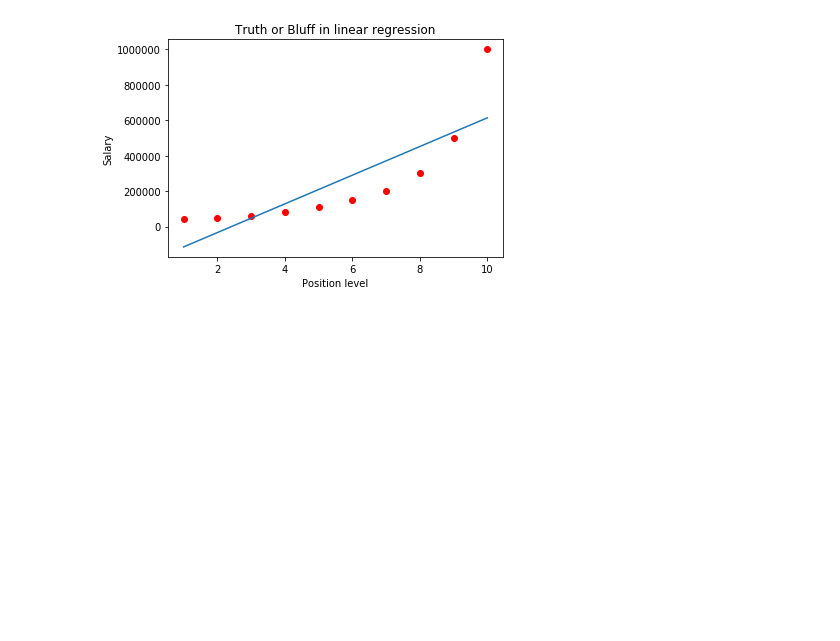
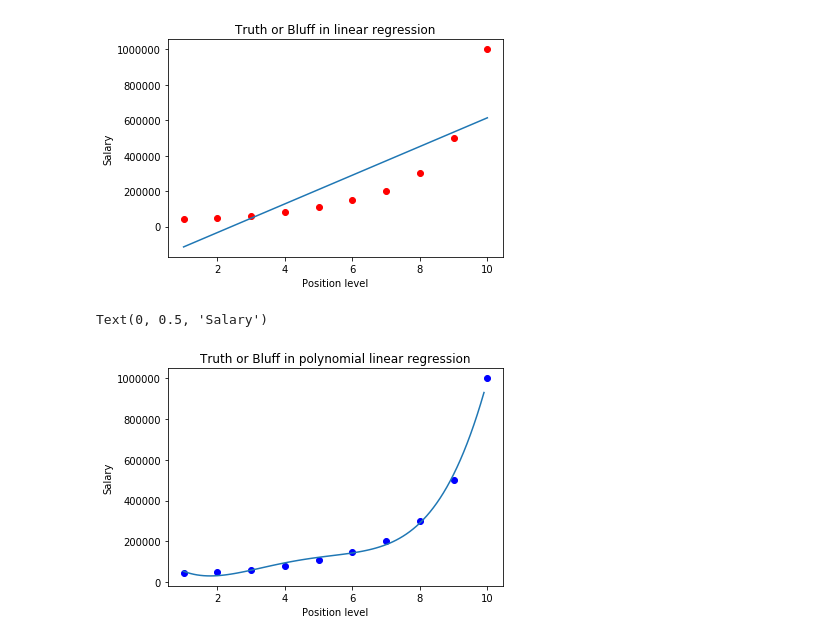
Before and after one commit to ElijahCoding/DataScience, a Jupyter notebook: DataScience/PolynomialRegression/PolynomialRegression.ipynb, the cells around one changed output. Cells and saved outputs as stored; diff of their text form; code cells hidden in the pictures; blank space fills up the shorter version.

```diff
--- a/DataScience/PolynomialRegression/PolynomialRegression.ipynb
+++ b/DataScience/PolynomialRegression/PolynomialRegression.ipynb
@@ -34,7 +34,7 @@ LinearRegression(copy_X=True, fit_intercept=True, n_jobs=None, normalize=False)
 # %%
 # Polynomial Regression
 from sklearn.preprocessing import PolynomialFeatures
-poly_reg = PolynomialFeatures(degree=2)
+poly_reg = PolynomialFeatures(degree=4)
 X_poly = poly_reg.fit_transform(X)
 
 X_poly
@@ -67,3 +64,16 @@ plt.ylabel('Salary')
 # %% [output]
 Text(0, 0.5, 'Salary')
 [figure]
+# %%
+X_grid = np.arange(min(X), max(X), 0.1)
+X_grid = X_grid.reshape((len(X_grid), 1))
+# %%
+# Visualising Polynomial Linear Regression
+plt.scatter(X, y, color='blue')
+plt.plot(X_grid, lin_reg_2.predict(poly_reg.fit_transform(X_grid)))
+plt.title('Truth or Bluff in polynomial linear regression')
+plt.xlabel('Position level')
+plt.ylabel('Salary')
+# %% [output]
+Text(0, 0.5, 'Salary')
+[figure, added]
```
Also changed, not shown: parts of 3 cells of this notebook.
